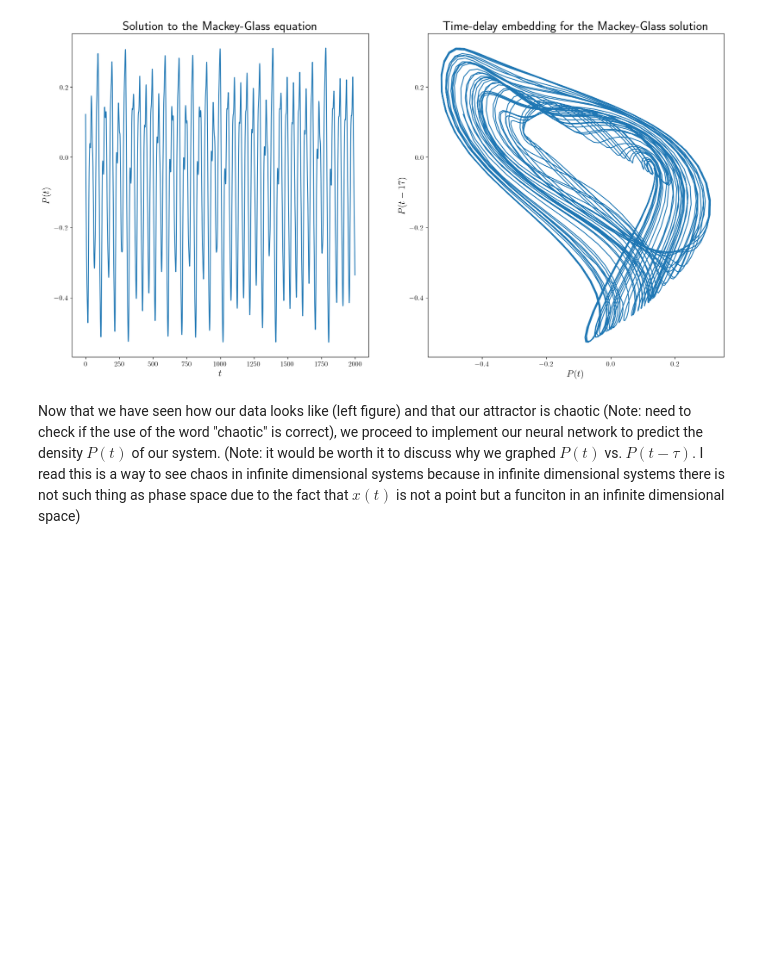
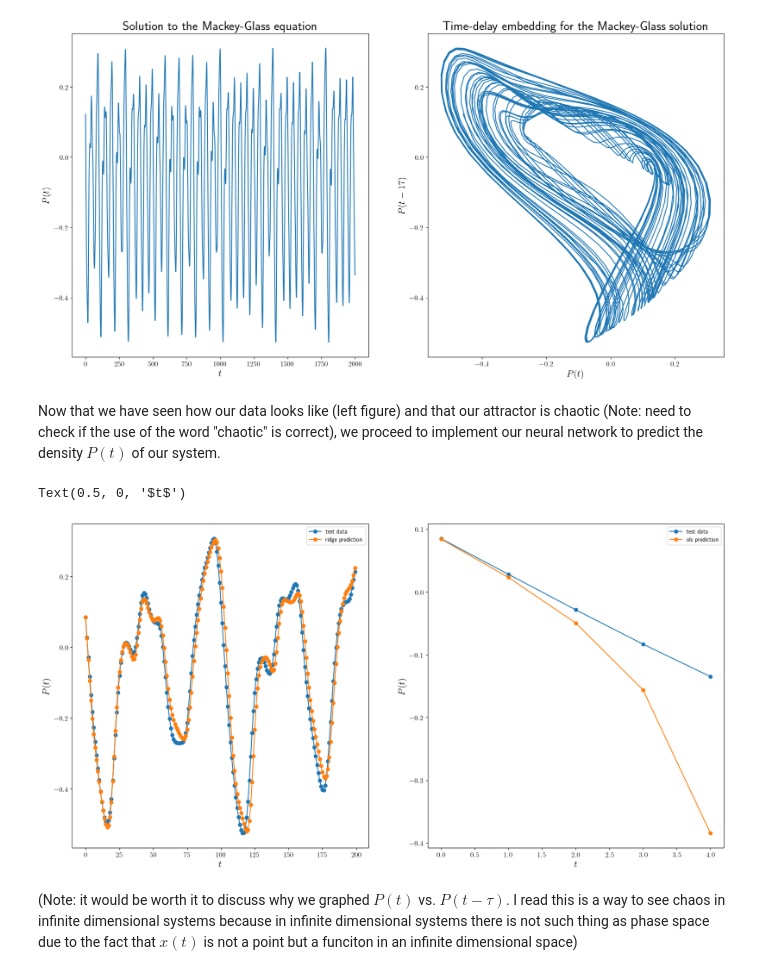
Before and after one commit to ivanMC-A/CompPhysProject, a Jupyter notebook: esnExamples.ipynb, the cells around one changed output. Cells and saved outputs as stored; diff of their text form; code cells hidden in the pictures; blank space fills up the shorter version.

```diff
--- a/esnExamples.ipynb
+++ b/esnExamples.ipynb
@@ -105,4 +56,4 @@ plt.xlabel(r"$P(t)$")
 Text(0.5, 0, '$P(t)$')
 [figure]
 # %% [markdown]
-Now that we have seen how our data looks like (left figure) and that our attractor is chaotic (Note: need to check if the use of the word "chaotic" is correct), we proceed to implement our neural network to predict the density $P(t)$ of our system. (Note: it would be worth it to discuss why we graphed $P(t)$ vs. $P(t-\tau)$. I read this is a way to see chaos in infinite dimensional systems because in infinite dimensional systems there is not such thing as phase space due to the fact that $x(t)$ is not a point but a funciton in an infinite dimensional space)
+Now that we have seen how our data looks like (left figure) and that our attractor is chaotic (Note: need to check if the use of the word "chaotic" is correct), we proceed to implement our neural network to predict the density $P(t)$ of our system.
@@ -108,0 +110,26 @@ Now that we have seen how our data looks like (left figure) and that our attract
+# %%
+# Plotting training data
+
+plt.figure(figsize=(20,10))
+plt.subplot(1,2,1)
+plt.plot(range(test_legnth),y_test[0],'o-',label='test data')
+plt.plot(range(test_legnth),y_ridge_predict[0],'o-',label='ridge prediction')
+plt.legend()
+plt.ylabel(r"$P(t)$")
+plt.xlabel(r"$t$")
+
+# Plotting attractor
+
+t = 5
+
+plt.subplot(1,2,2)
+plt.plot(range(t),y_test[0,:t],'o-',label='test data')
+plt.plot(range(t),y_ols_predict[0,:t],'o-',label='ols prediction')
+plt.legend()
+plt.ylabel(r"$P(t)$")
+plt.xlabel(r"$t$")
+# %% [output]
+Text(0.5, 0, '$t$')
+[figure, added]
+# %% [markdown]
+(Note: it would be worth it to discuss why we graphed $P(t)$ vs. $P(t-\tau)$. I read this is a way to see chaos in infinite dimensional systems because in infinite dimensional systems there is not such thing as phase space due to the fact that $x(t)$ is not a point but a funciton in an infinite dimensional space)
```
Also changed, not shown: parts of 4 cells of this notebook.
